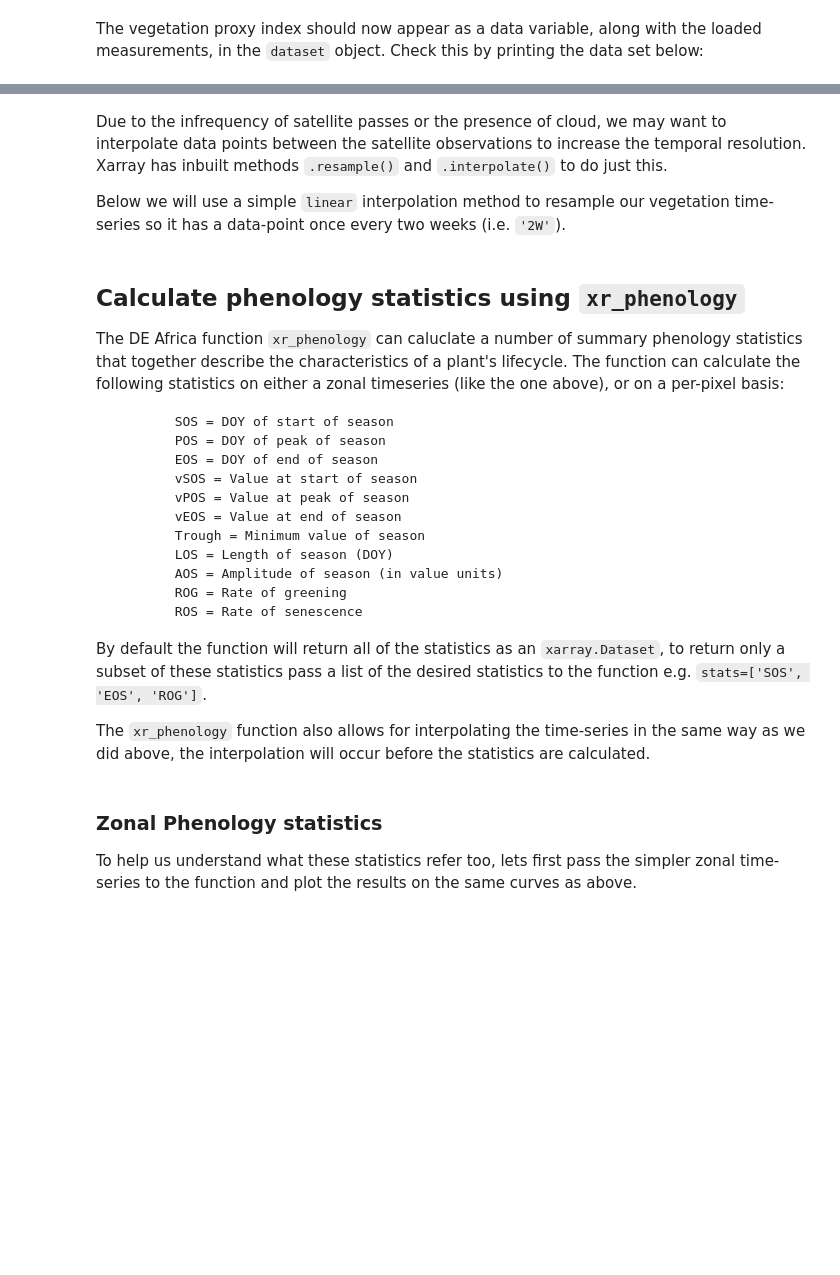
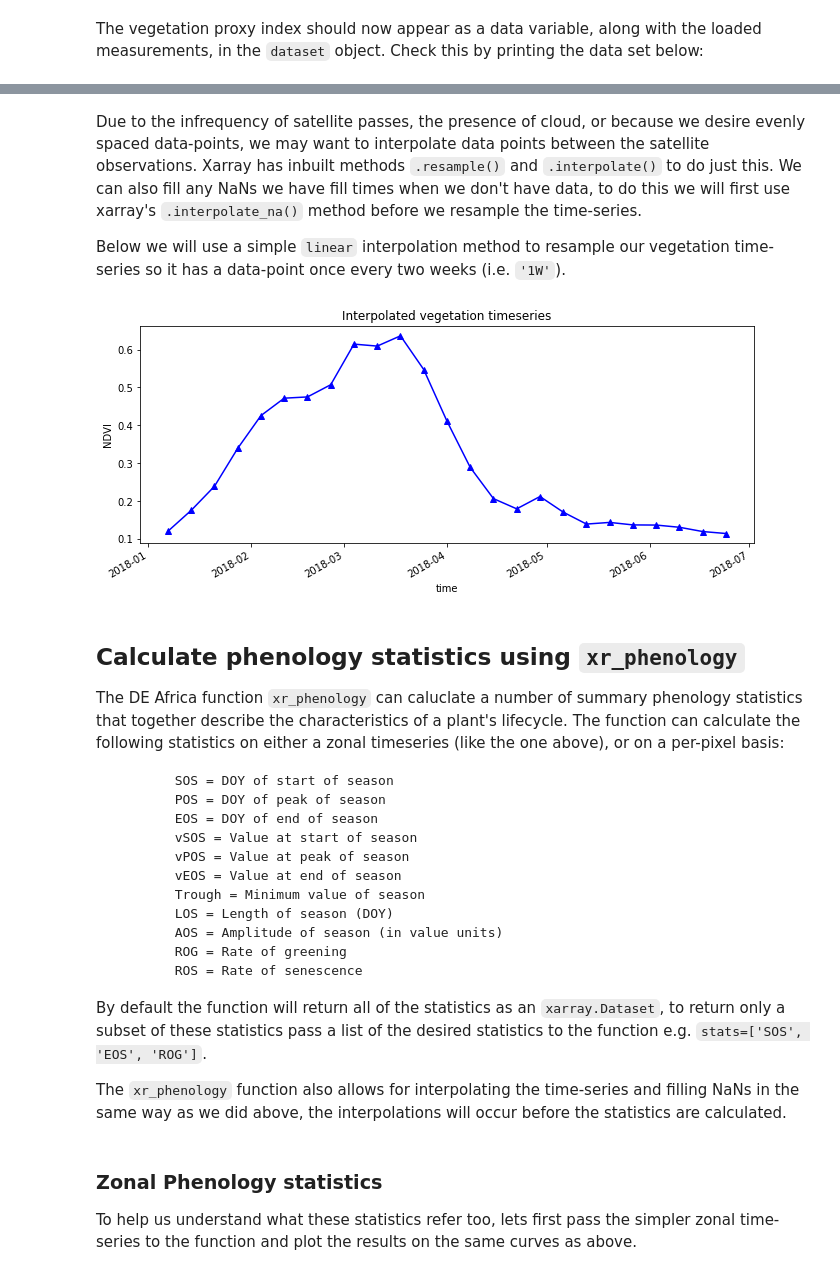
Before and after one commit to digitalearthafrica/deafrica-sandbox-notebooks, a Jupyter notebook: Real_world_examples/Vegetation_phenology.ipynb, the cells around one changed output, grey strips where cells are left out. Saved outputs shown, nothing was run; the diff lists cells and outputs as text; code cells hidden in the pictures; blank space fills up the shorter version.

```diff
--- a/Real_world_examples/Vegetation_phenology.ipynb
+++ b/Real_world_examples/Vegetation_phenology.ipynb
@@ -193,12 +197,16 @@ plt.title('zonal mean of vegetation timeseries');
 # %% [markdown]
-Due to the infrequency of satellite passes or the presence of cloud, we may want to interpolate data points between the satellite observations to increase the temporal resolution. Xarray has inbuilt methods `.resample()` and `.interpolate()` to do just this.
+Due to the infrequency of satellite passes, the presence of cloud, or because we desire evenly spaced data-points, we may want to interpolate data points between the satellite observations. Xarray has inbuilt methods `.resample()` and `.interpolate()` to do just this. We can also fill any NaNs we have fill times when we don't have data, to do this we will first use xarray's `.interpolate_na()` method before we resample the time-series.
 
-Below we will use a simple `linear` interpolation method to resample our vegetation time-series so it has a data-point once every two weeks (i.e. `'2W'`).
+Below we will use a simple `linear` interpolation method to resample our vegetation time-series so it has a data-point once every two weeks (i.e. `'1W'`).
 # %%
-ndvi_interpolated = ds.NDVI.mean(['x', 'y']).resample(time='2W').interpolate('linear')
+#fill missing values in the NDVI timeseries interpolated values
+ndvi = ds.NDVI.interpolate_na(dim='time', method='linear')
+ndvi_interpolated = ndvi.mean(['x', 'y']).resample(time='1W').interpolate('linear')
 
 ndvi_interpolated.plot.line('b-^', figsize=(11,4))
 plt.title('Interpolated vegetation timeseries');
+# %% [output]
+[figure, added]
 # %% [markdown]
 ## Calculate phenology statistics using `xr_phenology`
 
@@ -218,7 +226,7 @@ The DE Africa function `xr_phenology` can caluclate a number of summary phenolog
 
 By default the function will return all of the statistics as an `xarray.Dataset`, to return only a subset of these statistics pass a list of the desired statistics to the function e.g. `stats=['SOS', 'EOS', 'ROG']`.
 
-The `xr_phenology` function also allows for interpolating the time-series in the same way as we did above, the interpolation will occur before the statistics are calculated.
+The `xr_phenology` function also allows for interpolating the time-series and filling NaNs in the same way as we did above, the interpolations will occur before the statistics are calculated.
 # %% [markdown]
 ### Zonal Phenology statistics
 
```
Also changed, not shown: parts of 16 cells of this notebook.
